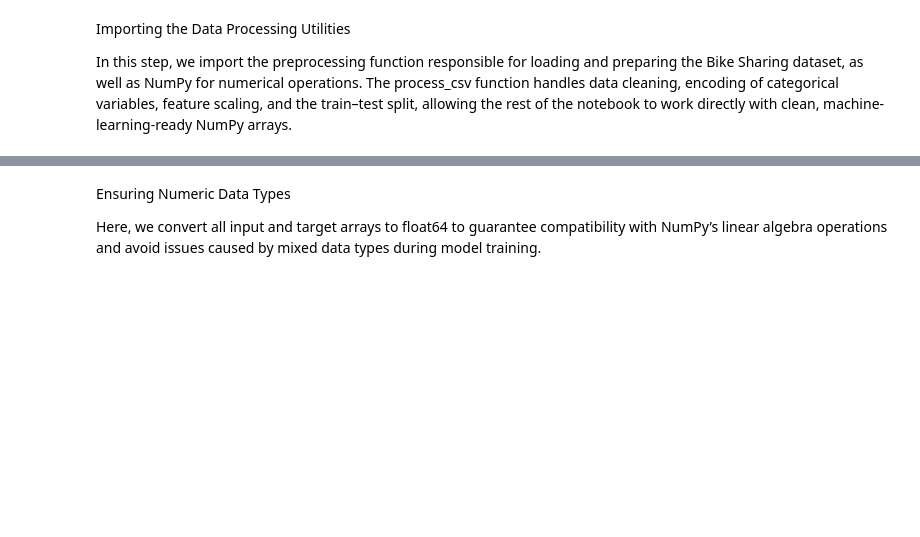
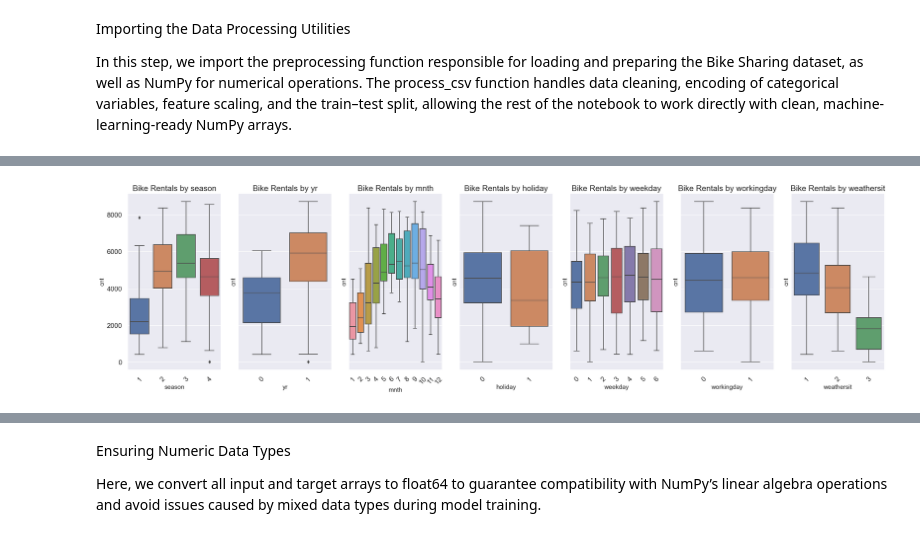
Before and after one commit to Victor-Akinode/comp551-Ass1, a Jupyter notebook: COMP551-1.ipynb, the cells around one changed output, grey strips where cells are left out. Cells and saved outputs as stored; diff of their text form; code cells hidden in the pictures; blank space fills up the shorter version.

```diff
--- a/COMP551-1.ipynb
+++ b/COMP551-1.ipynb
@@ -25,0 +99,15 @@ import numpy as np
+# %%
+#3. Categorical feature by target
+fig, axes = plt.subplots(1, 7, figsize=(25, 7), sharey=True)
+
+for i, feature in enumerate(categorical):
+    sns.boxplot(x=feature, y="cnt", data=raw_df, ax=axes[i])
+    axes[i].set_xlabel(feature, fontsize=14)
+    axes[i].set_ylabel("cnt", fontsize=14)
+    axes[i].set_title(f"Bike Rentals by {feature}", fontsize=18)
+    axes[i].tick_params(axis='x', rotation=45)
+
+plt.tight_layout()
+plt.show()
+# %% [output]
+[figure, added]
```
Also changed, not shown: parts of 15 cells of this notebook, 1 other file.
